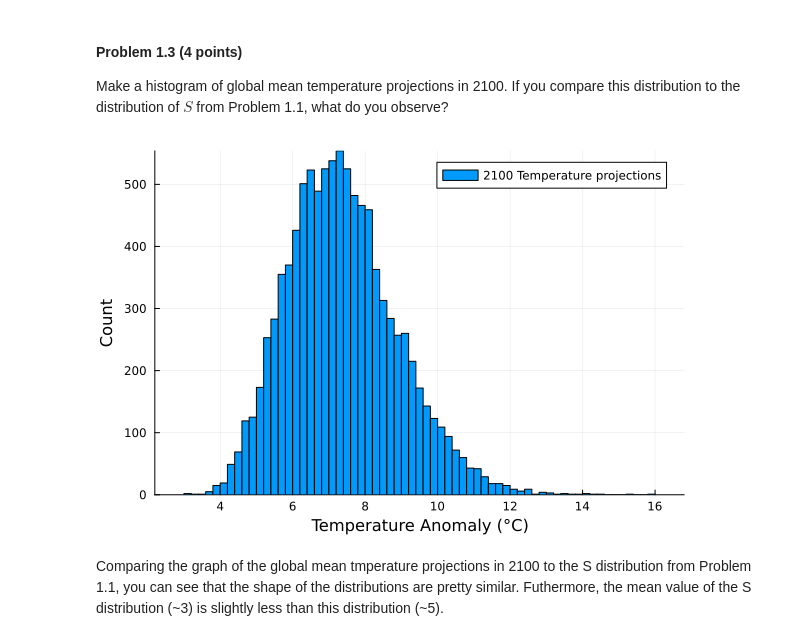
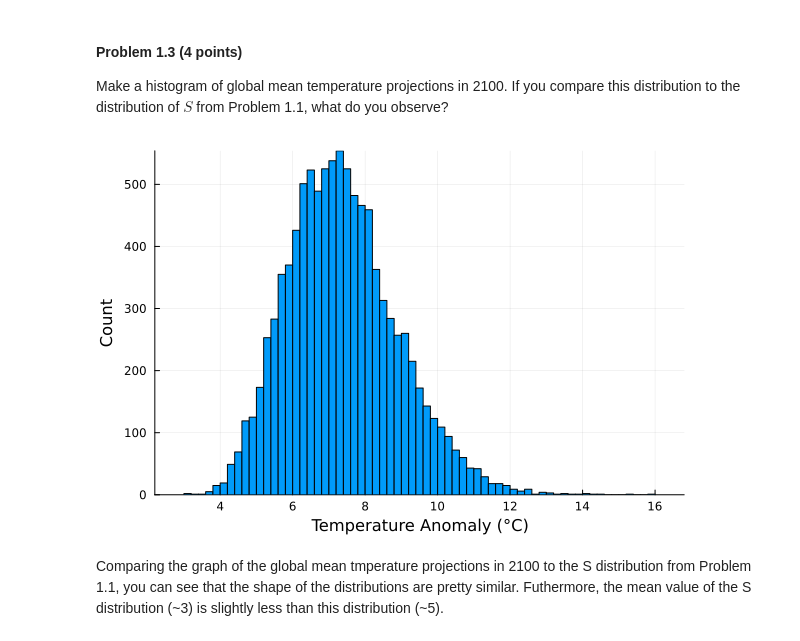
Before and after one commit to BEE4750-FA23/hw3-anthonynic28, a Jupyter notebook: hw03.ipynb, the cells around one changed output. Cells and saved outputs as stored; diff of their text form; code cells hidden in the pictures.

```diff
--- a/hw03.ipynb
+++ b/hw03.ipynb
@@ -205,13 +206,13 @@ what do you observe?
 # %%
 # index 221 is the last index of the columns/years so it is the year 2100
 ebm_output_2100 = ebm_output[:, 221] # temp anomalies in 2100
 histogram(ebm_output_2100,
+    legend=:false,
     label="2100 Temperature projections",
-    legend=:topright,
     xlabel="Temperature Anomaly (°C)",
     ylabel="Count")
 # %% [output]
-[figure, old version]
+[figure, new version]
 # %% [markdown]
 Comparing the graph of the global mean tmperature projections in 2100 to the S distribution from Problem 1.1, you can see that the shape of the distributions are pretty similar. Futhermore, the mean value of the S distribution (~3) is slightly less than this distribution (~5).
 # %% [markdown]
```
Also changed, not shown: parts of 5 cells of this notebook.
